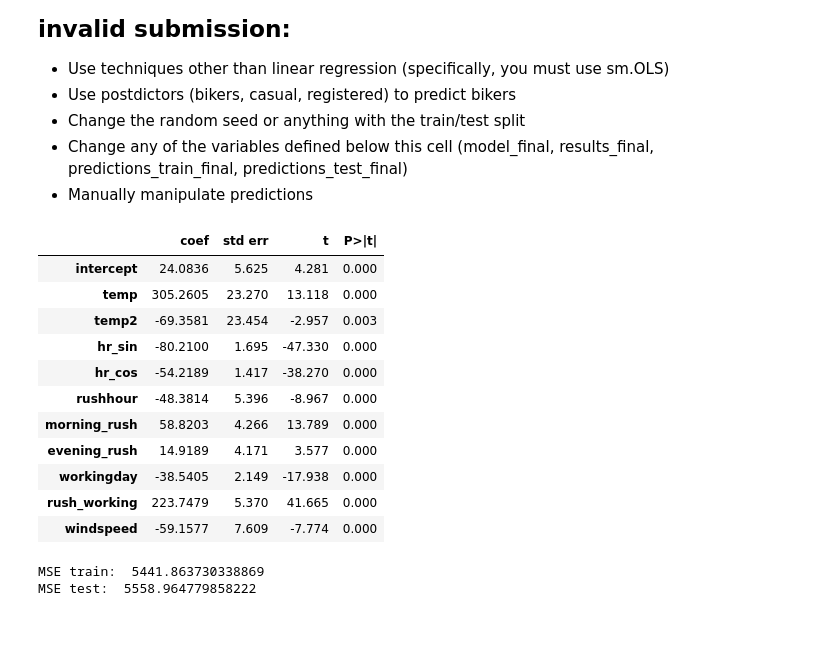
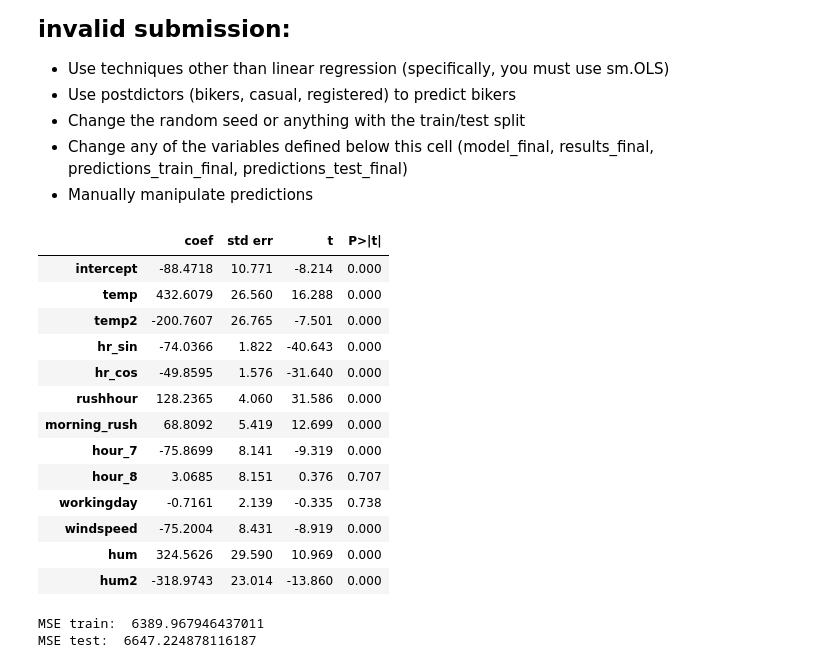
Before and after one commit to ziyad-abbach/code_2600, a Jupyter notebook: mod05_nonlinear.ipynb, the cells around one changed output. Drawn from its saved outputs; the diff is of its cells as text; code cells hidden in the pictures; blank space fills up the shorter version.

```diff
--- a/mod05_nonlinear.ipynb
+++ b/mod05_nonlinear.ipynb
@@ -338,28 +338,39 @@ X_test['evening_rush'] = np.where(
 # Interaction: rush hour matters differently on working days
 X_train['rush_working'] = X_train['rushhour'] * X_train['workingday']
 X_test['rush_working'] = X_test['rushhour'] * X_test['workingday']
+
+X_train['hour_8'] = np.where(X_train['hr'].astype('int') == 8, 1, 0)
+X_test['hour_8'] = np.where(X_test['hr'].astype('int') == 8, 1, 0)
+
+X_train['hour_7'] = np.where(X_train['hr'].astype('int') == 7, 1, 0)
+X_test['hour_7'] = np.where(X_test['hr'].astype('int') == 7, 1, 0)
+
+X_train['hum2'] = X_train['hum'] ** 2
+X_test['hum2'] = X_test['hum'] ** 2
 # %%
 # Build your linear regression model here.
 vars_to_include = [
-    'intercept', 'temp', 'temp2', 'hr_sin', 'hr_cos', 'rushhour', 'morning_rush', 'evening_rush', 'workingday', 'rush_working', 'windspeed'
+    'intercept', 'temp', 'temp2', 'hr_sin', 'hr_cos', 'rushhour', 'morning_rush', 'hour_7', 'hour_8', 'workingday', 'windspeed', 'hum', 'hum2'
 ]
 
 model_final = sm.OLS(y_train, X_train[vars_to_include])
 results_final = model_final.fit()
 summarize(results_final)
 # %% [output]
 |  | coef | std err | t | P>|t| |
-| intercept | 24.0836 | 5.625 | 4.281 | 0.000 |
-| temp | 305.2605 | 23.270 | 13.118 | 0.000 |
-| temp2 | -69.3581 | 23.454 | -2.957 | 0.003 |
-| hr_sin | -80.2100 | 1.695 | -47.330 | 0.000 |
-| hr_cos | -54.2189 | 1.417 | -38.270 | 0.000 |
-| rushhour | -48.3814 | 5.396 | -8.967 | 0.000 |
-| morning_rush | 58.8203 | 4.266 | 13.789 | 0.000 |
-| evening_rush | 14.9189 | 4.171 | 3.577 | 0.000 |
-| workingday | -38.5405 | 2.149 | -17.938 | 0.000 |
-| rush_working | 223.7479 | 5.370 | 41.665 | 0.000 |
-| windspeed | -59.1577 | 7.609 | -7.774 | 0.000 |
+| intercept | -88.4718 | 10.771 | -8.214 | 0.000 |
+| temp | 432.6079 | 26.560 | 16.288 | 0.000 |
+| temp2 | -200.7607 | 26.765 | -7.501 | 0.000 |
+| hr_sin | -74.0366 | 1.822 | -40.643 | 0.000 |
+| hr_cos | -49.8595 | 1.576 | -31.640 | 0.000 |
+| rushhour | 128.2365 | 4.060 | 31.586 | 0.000 |
+| morning_rush | 68.8092 | 5.419 | 12.699 | 0.000 |
+| hour_7 | -75.8699 | 8.141 | -9.319 | 0.000 |
+| hour_8 | 3.0685 | 8.151 | 0.376 | 0.707 |
+| workingday | -0.7161 | 2.139 | -0.335 | 0.738 |
+| windspeed | -75.2004 | 8.431 | -8.919 | 0.000 |
+| hum | 324.5626 | 29.590 | 10.969 | 0.000 |
+| hum2 | -318.9743 | 23.014 | -13.860 | 0.000 |
 # %%
 predictions_train_final = predict(X_train[vars_to_include], results_final)
 print('MSE train: ', mse(y_train, predictions_train_final))
@@ -367,8 +378,8 @@ print('MSE train: ', mse(y_train, predictions_train_final))
 predictions_test_final = predict(X_test[vars_to_include], results_final)
 print('MSE test: ', mse(y_test, predictions_test_final))
 # %% [output]
-MSE train:  5441.863730338869
-MSE test:  5558.964779858222
+MSE train:  6389.967946437011
+MSE test:  6647.224878116187
 # %%
 plot_avg_actual_vs_predicted_by_feature(X=X_train,
                                         y=y_train,
```
Also changed, not shown: parts of 1 cell of this notebook.
